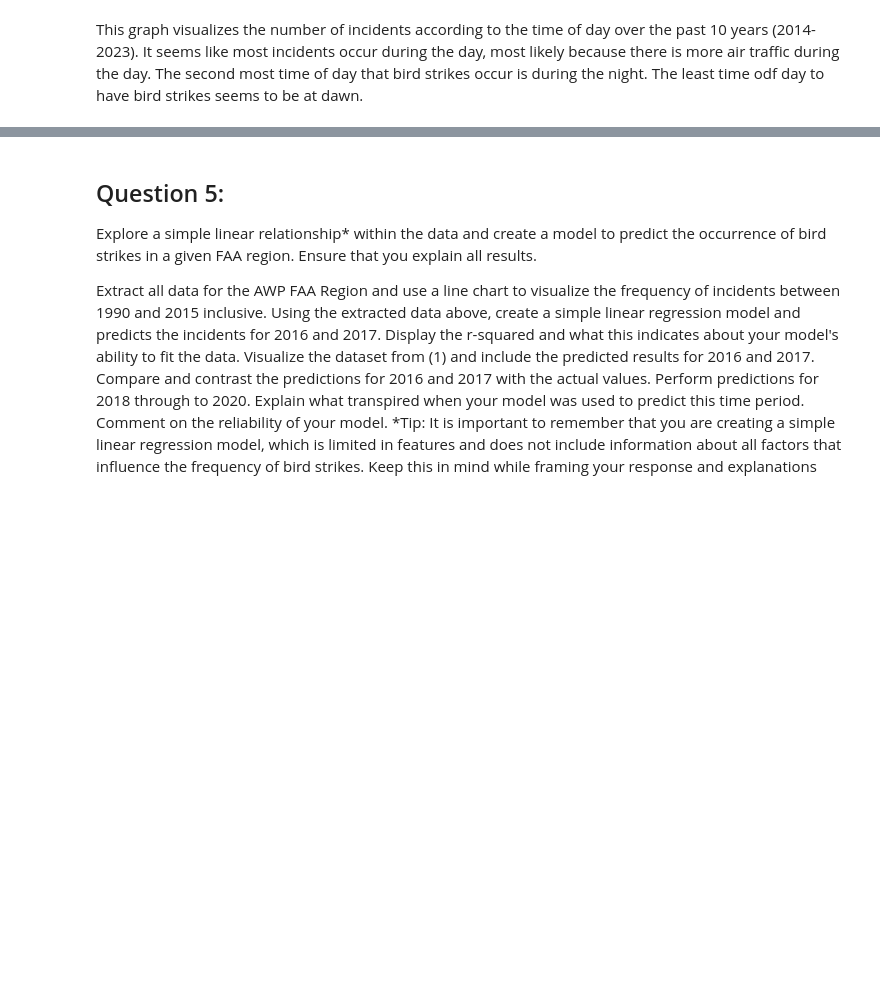
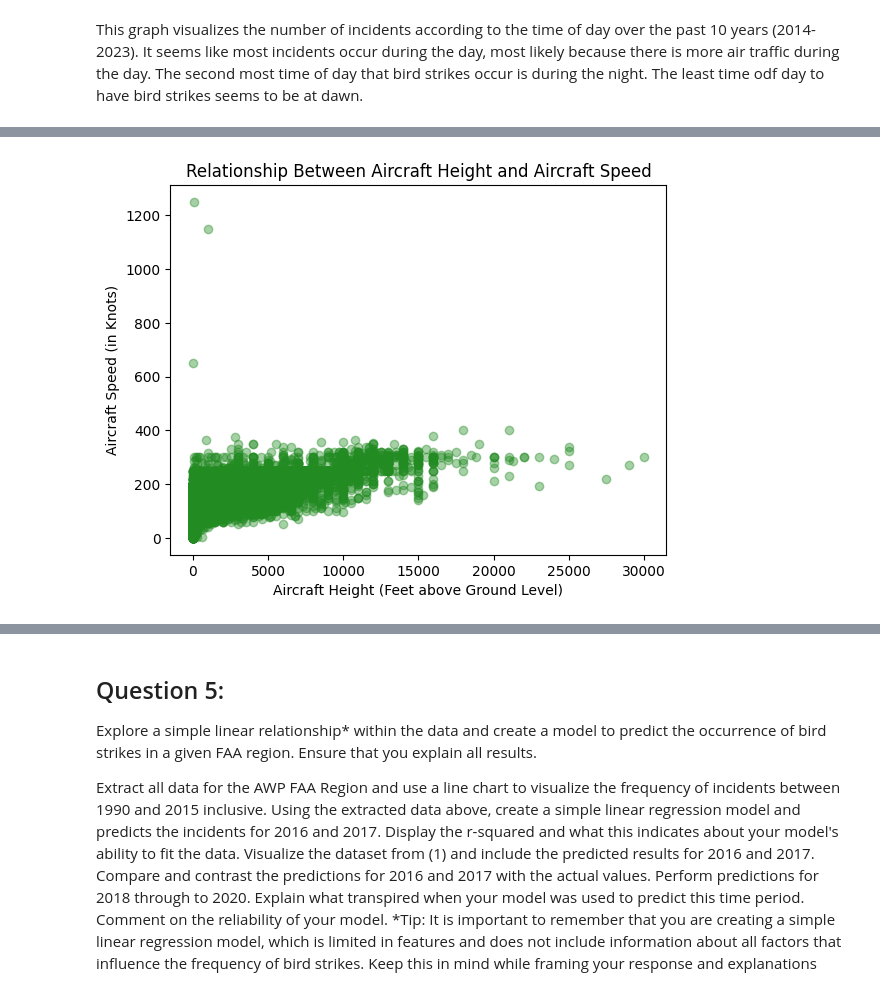
Before and after one commit to Halfgear/DS3000-Group-Project-2, a Jupyter notebook: DS3000.Practicum.2.ipynb, the cells around one changed output, grey strips where cells are left out. Saved outputs shown, nothing was run; the diff lists cells and outputs as text; code cells hidden in the pictures; blank space fills up the shorter version.

```diff
--- a/DS3000.Practicum.2.ipynb
+++ b/DS3000.Practicum.2.ipynb
@@ -311,2 +324,28 @@ Perform ONE (1) additional statistical test.
 Explain what you are testing and the reason this information is useful.
 Visualize the data, state the hypothesis and explain if it is statistically significant.
+# %%
+# Create a scatterplot that shows the relationship between aircraft height and speed.
+# Evaluate the correlation, the strength and the significance of the results.
+
+# Checking for missing values in both variables:
+print(df['HEIGHT'].info())
+print()
+print(df['SPEED'].info())
+print()
+
+# Out of 288810 rows, only 148807 are non-null in HEIGHT, and 94237 in SPEED. Imputation of these rows would skew the data greatly, as there a large amount of null values
+# So these missing values will be dropped
+# Drop rows where either HEIGHT or SPEED is missing
+filtered_df = df[['HEIGHT', 'SPEED']].dropna()
+
+# Extract the columns
+aircraft_heights = filtered_df['HEIGHT']
+aircraft_speeds = filtered_df['SPEED']
+
+
+# Analyzing for invalid values in HEIGHT and SPEED:
+print(aircraft_heights.value_counts().sort_index()) # No negative values, some very high values at 30,000 feet+, but we can keep these data points in because some aircrafts can reach that high when in flight.
+                                                # Heights of 0 are also valid, as aircraft strikes during taxi, takeoff and landing at 0 feet can occur
+
+print(aircraft_speeds.value_counts().sort_index()) #Extreme high speeds of 1000+ knots may seem like outliers, but some military jets have reached that speed - so we will keep these data points
+                                               #No negative speeds recorded, and speeds of 0 could make sense as well: if bird strikes occured while the aircraft was at a stop.
@@ -312,0 +370,10 @@ Visualize the data, state the hypothesis and explain if it is statistically sign
+# %%
+# Plotting the relationship between aircraft height and speed
+
+plt.scatter(aircraft_heights, aircraft_speeds, color = '#228B22', alpha = 0.4)
+plt.title('Relationship Between Aircraft Height and Aircraft Speed')
+plt.xlabel('Aircraft Height (Feet above Ground Level)')
+plt.ylabel('Aircraft Speed (in Knots)')
+plt.show()
+# %% [output]
+[figure, added]
```
Also changed, not shown: parts of 26 cells of this notebook, 3 other files.
